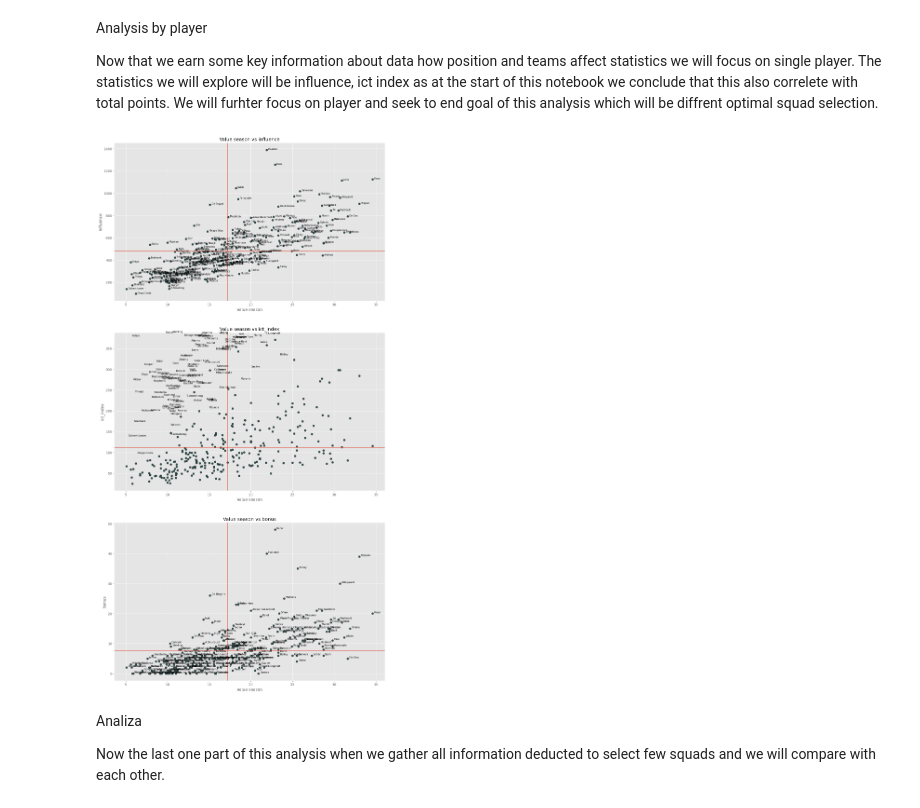
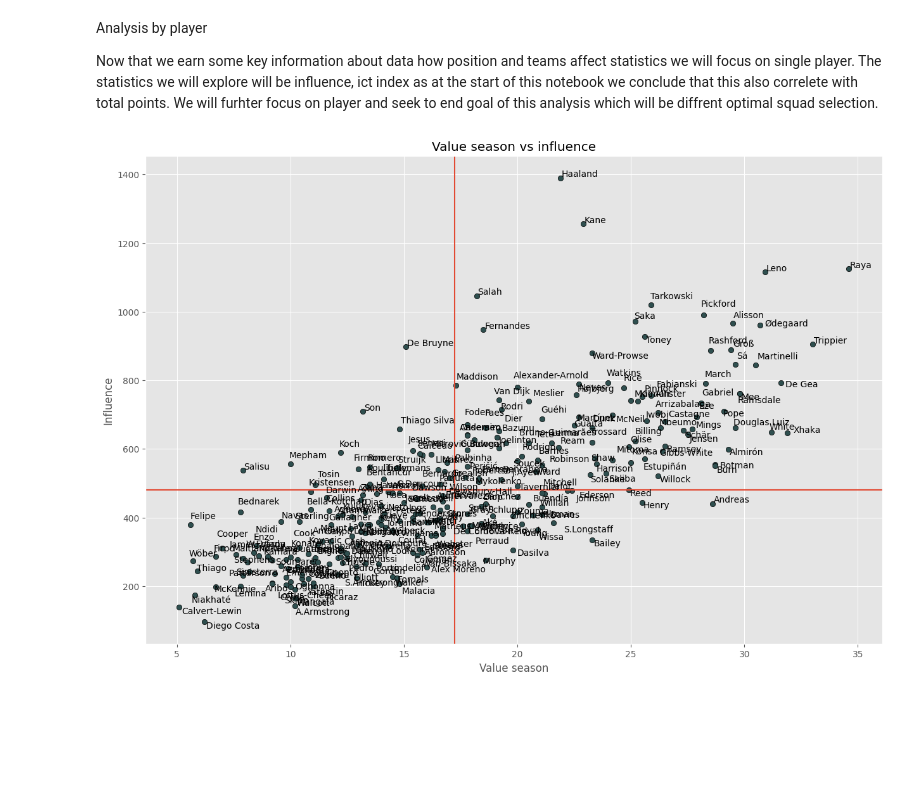
Before and after one commit to matpasternak/fpl_22_23, a Jupyter notebook: 2_Data_analysis.ipynb, the cells around one changed output. Saved outputs shown, nothing was run; the diff lists cells and outputs as text; code cells hidden in the pictures; blank space fills up the shorter version.

Commit message:
update analysis

```diff
--- a/2_Data_analysis.ipynb
+++ b/2_Data_analysis.ipynb
@@ -389,56 +397,24 @@ plt.show()
 Analysis by player
 
 Now that we earn some key information about data how position and teams affect statistics we will focus on single player. The statistics we will explore will be influence, ict index as at the start of this notebook we conclude that this also correlete with total points. We will furhter focus on player and seek to end goal of this analysis which will be diffrent optimal squad selection.
-# %%
-#plot 12 ict_index,influence, bonus vs total points for each player
-
-inf_df = df.groupby(['web_name']).aggregate({'influence': 'mean', 'value_season': 'mean'}).sort_values(by='value_season', ascending=False)
-ict_df = df.groupby(['web_name']).aggregate({'ict_index': 'mean', 'value_season': 'mean'}).sort_values(by='value_season', ascending=False)
-bonus_df = df.groupby(['web_name']).aggregate({'bonus': 'mean', 'value_season': 'mean'}).sort_values(by='value_season', ascending=False)
-
-
-fg, ax = plt.subplots(3,1, figsize=(15,30))
-ax1, ax2, ax3 = ax
-
-#Plot 12_1
-x1 = inf_df['value_season']
-y1 = inf_df['influence']
-ax1.scatter(x1, y1, edgecolor='black', color='#2F4F4F')
-ax1.set(title='Value season vs influence', xlabel='Value season', ylabel='Influence')
-
-for i, txt in enumerate(inf_df.index):
-    ax1.annotate(txt, (x1[i]+0.2, y1[i]+0.2), fontsize=7)
-ax1.axhline(y1.mean())
-ax1.axvline(x1.mean())
-
-#Plot 12_2
-x2 = ict_df['value_season']
-y2 = ict_df['ict_index']
-ax2.scatter(x2, y2, edgecolor='black', color='#2F4F4F')
-ax2.set(title='Value season vs ict_index', xlabel='Value season', ylabel='ict_index')
-
-for i, txt in enumerate(ict_df.index):
-    ax2.annotate(txt, (x1[i]+0.2, y1[i]+0.2), fontsize=8)
-ax2.axhline(y2.mean())
-ax2.axvline(x2.mean())
-
-
-#Plot 12_3
-x3 = bonus_df['value_season']
-y3 = bonus_df['bonus']
-ax3.scatter(x3, y3, edgecolor='black', color='#2F4F4F')
-ax3.set(title='Value season vs bonus', xlabel='Value season', ylabel='bonus')
-
-for i, txt in enumerate(bonus_df.index):
-    ax3.annotate(txt, (x3[i]+0.2, y3[i]+0.2), fontsize=8)
-ax3.axhline(y3.mean())
-ax3.axvline(x3.mean())
-
-plt.show()
-#print(inf_df.head(5))
-# %% [output]
-[figure, removed]
-# %% [markdown]
-Analiza
-
-Now the last one part of this analysis when we gather all information deducted to select few squads and we will compare with each other.
+# %%
+inf_df = df.groupby(['web_name']).aggregate({'influence': 'mean', 'value_season': 'mean'})
+inf_df.sort_values(by='value_season', ascending=False)
+ict_df = df.groupby(['web_name']).aggregate({'ict_index': 'mean', 'value_season': 'mean'})
+ict_df.sort_values(by='value_season', ascending=False)
+bonus_df = df.groupby(['web_name']).aggregate({'bonus': 'mean', 'value_season': 'mean'})
+bonus_df.sort_values(by='value_season', ascending=False)
+
+#Plot 12_1
+fg, ax = plt.subplots(figsize=(15,10))
+x = inf_df['value_season']
+y = inf_df['influence']
+ax.scatter(x, y, edgecolor='black', color='#2F4F4F')
+ax.set(title='Value season vs influence', xlabel='Value season', ylabel='Influence')
+ax.axhline(y.mean())
+ax.axvline(x.mean())
+texts = [plt.text(x[i], y[i], inf_df.index[i]) for i in range(len(inf_df))] #creating matplotlib.text list
+adjust_text(texts) # use adjust_text from adjust_Text library
+plt.show()
+# %% [output]
+[figure, added]
```
Also changed, not shown: parts of 15 cells of this notebook.
